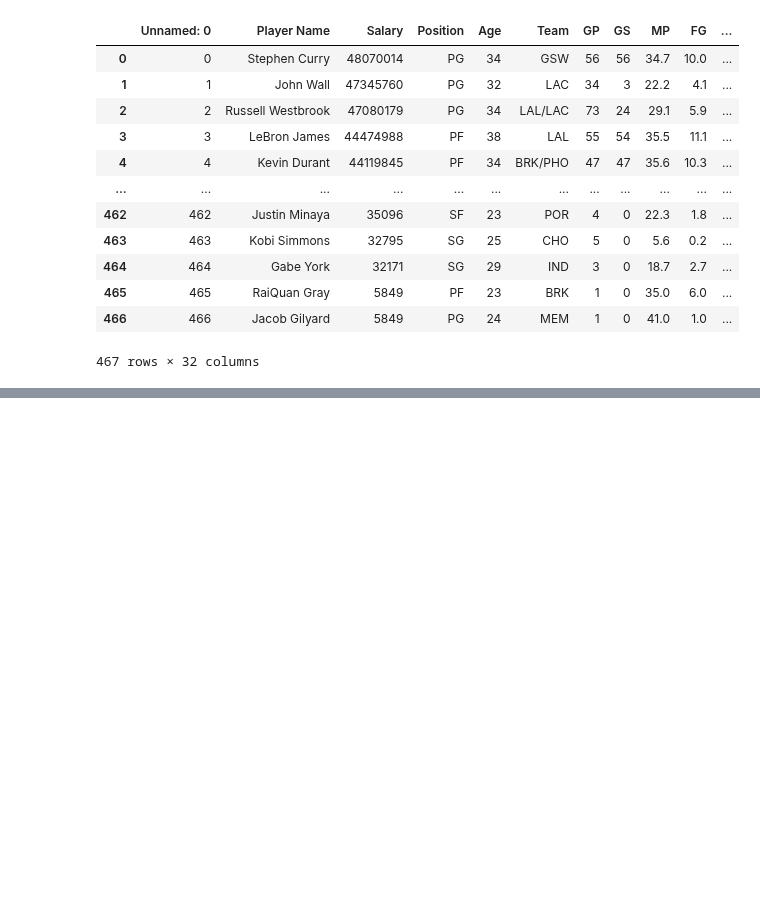
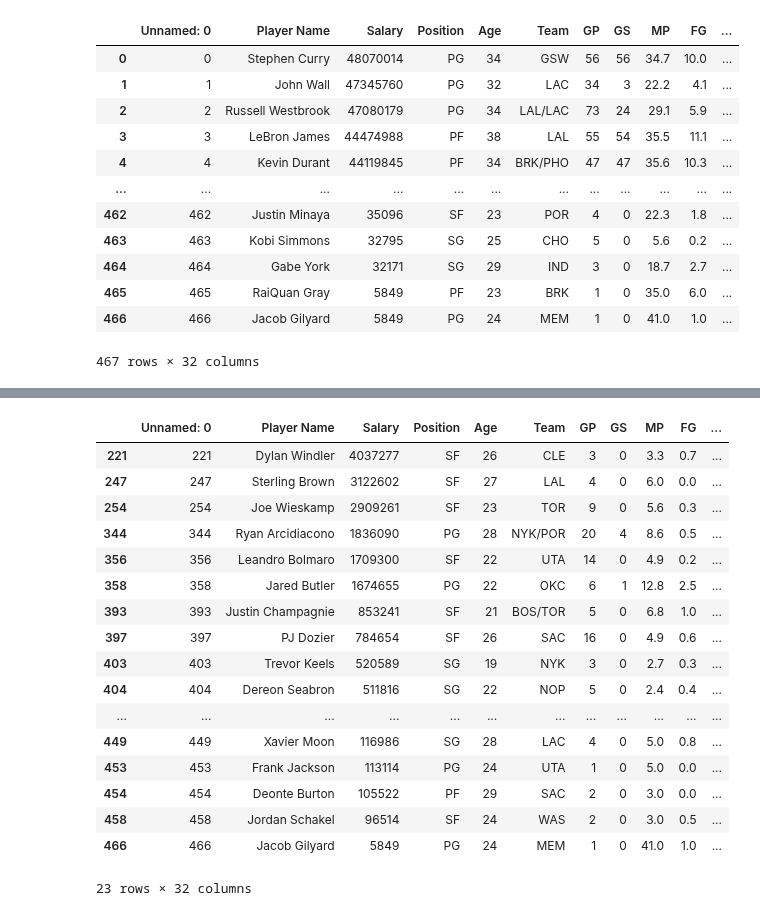
Before and after one commit to MaukanMir/NBA-Salary-Analysis, a Jupyter notebook: training.ipynb, the cells around one changed output, grey strips where cells are left out. Saved outputs shown, nothing was run; the diff lists cells and outputs as text; code cells hidden in the pictures; blank space fills up the shorter version.

```diff
--- a/training.ipynb
+++ b/training.ipynb
@@ -58,0 +99,21 @@ Index(['Unnamed: 0', 'Player Name', 'Salary', 'Position', 'Age', 'Team', 'GP',
+# %%
+player_salary[player_salary["FT%"].isna()]
+# %% [output]
+|  | Unnamed: 0 | Player Name | Salary | Position | Age | Team | GP | GS | MP | FG | ... |
+| 221 | 221 | Dylan Windler | 4037277 | SF | 26 | CLE | 3 | 0 | 3.3 | 0.7 | ... |
+| 247 | 247 | Sterling Brown | 3122602 | SF | 27 | LAL | 4 | 0 | 6.0 | 0.0 | ... |
+| 254 | 254 | Joe Wieskamp | 2909261 | SF | 23 | TOR | 9 | 0 | 5.6 | 0.3 | ... |
+| 344 | 344 | Ryan Arcidiacono | 1836090 | PG | 28 | NYK/POR | 20 | 4 | 8.6 | 0.5 | ... |
+| 356 | 356 | Leandro Bolmaro | 1709300 | SF | 22 | UTA | 14 | 0 | 4.9 | 0.2 | ... |
+| 358 | 358 | Jared Butler | 1674655 | PG | 22 | OKC | 6 | 1 | 12.8 | 2.5 | ... |
+| 393 | 393 | Justin Champagnie | 853241 | SF | 21 | BOS/TOR | 5 | 0 | 6.8 | 1.0 | ... |
+| 397 | 397 | PJ Dozier | 784654 | SF | 26 | SAC | 16 | 0 | 4.9 | 0.6 | ... |
+| 403 | 403 | Trevor Keels | 520589 | SG | 19 | NYK | 3 | 0 | 2.7 | 0.3 | ... |
+| 404 | 404 | Dereon Seabron | 511816 | SG | 22 | NOP | 5 | 0 | 2.4 | 0.4 | ... |
+| ... | ... | ... | ... | ... | ... | ... | ... | ... | ... | ... | ... |
+| 449 | 449 | Xavier Moon | 116986 | SG | 28 | LAC | 4 | 0 | 5.0 | 0.8 | ... |
+| 453 | 453 | Frank Jackson | 113114 | PG | 24 | UTA | 1 | 0 | 5.0 | 0.0 | ... |
+| 454 | 454 | Deonte Burton | 105522 | PF | 29 | SAC | 2 | 0 | 3.0 | 0.0 | ... |
+| 458 | 458 | Jordan Schakel | 96514 | SF | 24 | WAS | 2 | 0 | 3.0 | 0.5 | ... |
+| 466 | 466 | Jacob Gilyard | 5849 | PG | 24 | MEM | 1 | 0 | 41.0 | 1.0 | ... |
+23 rows × 32 columns
```
Also changed, not shown: parts of 9 cells of this notebook.
